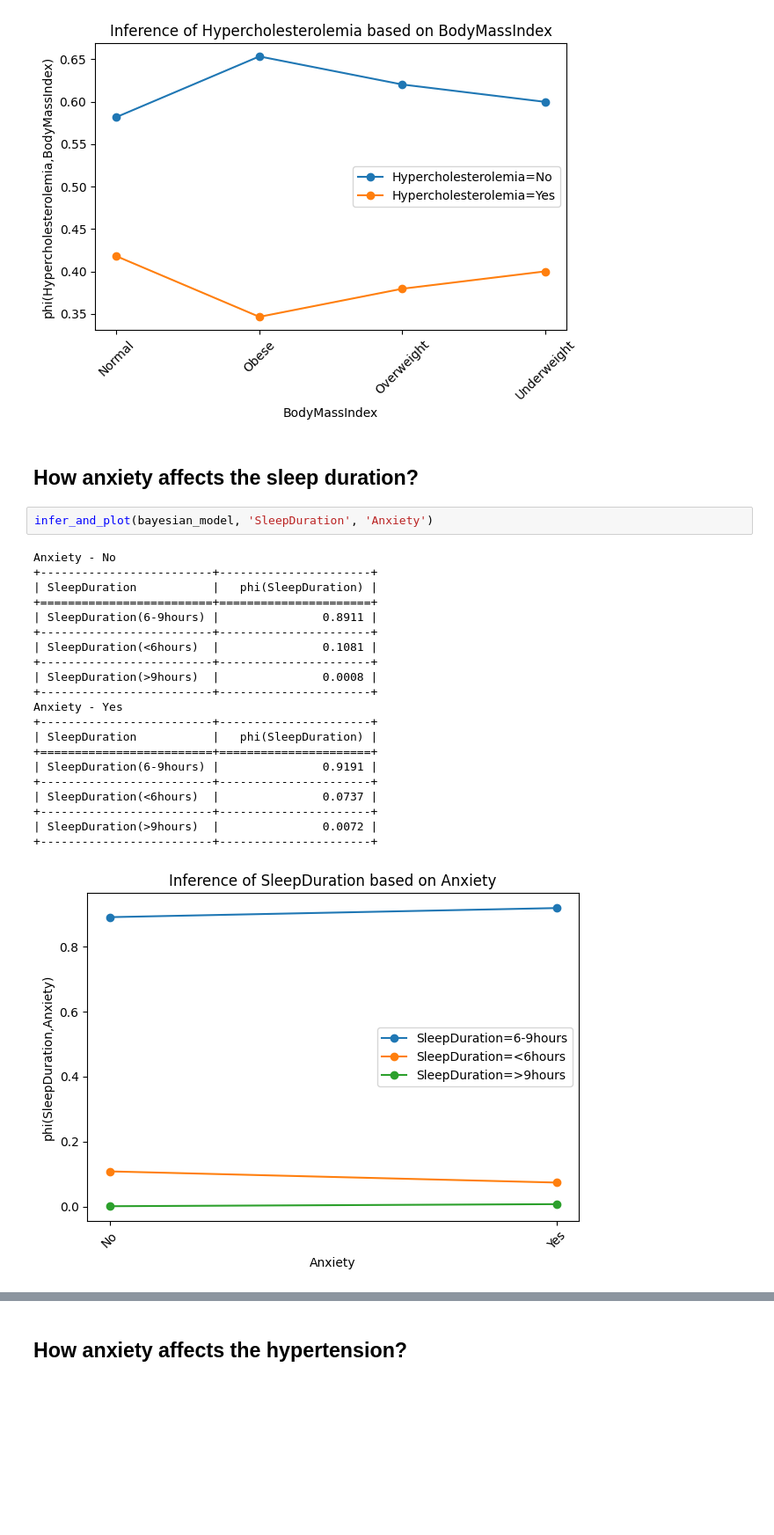
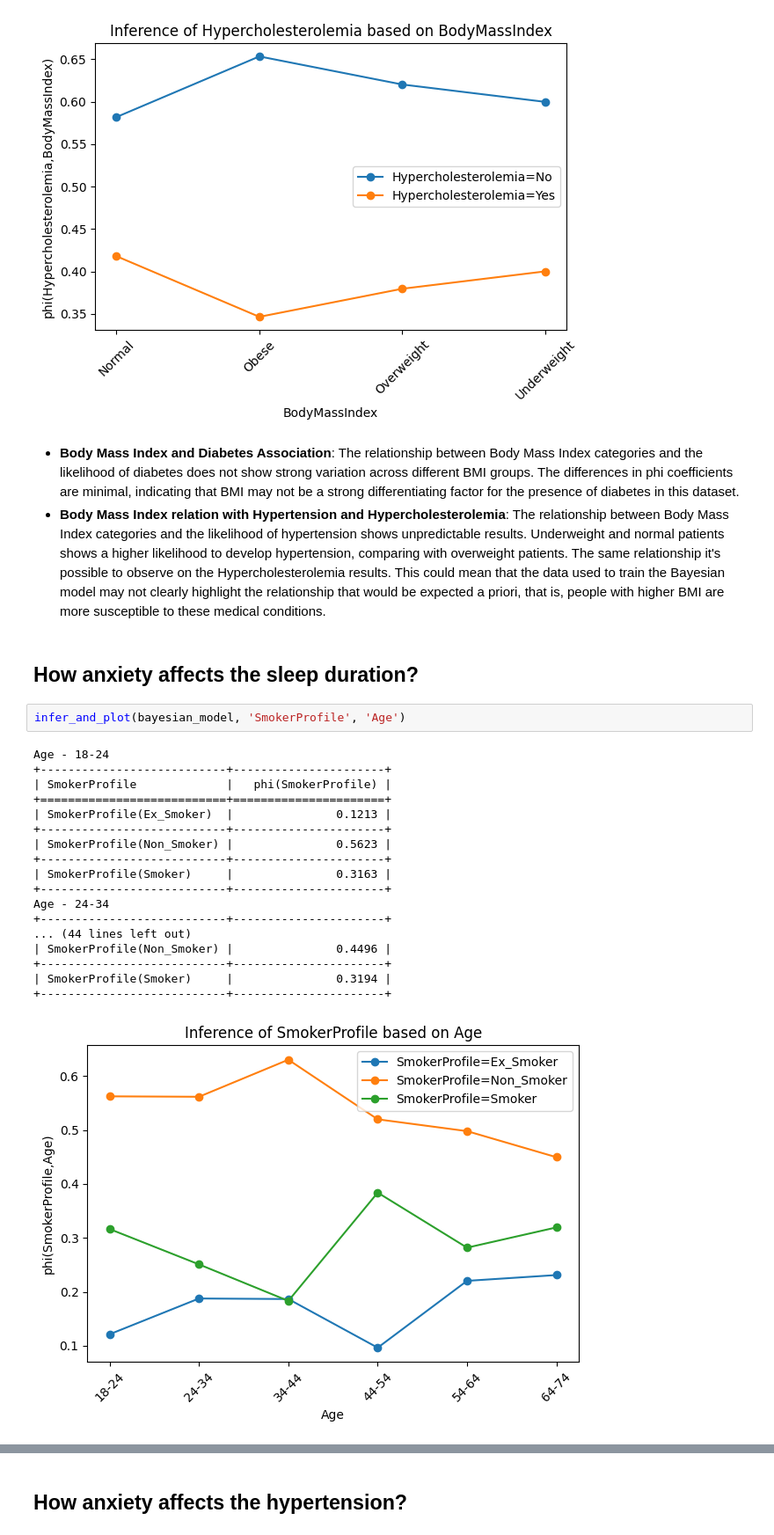
Before and after one commit to Hugana/Bayesian-Networks-AAA, a Jupyter notebook: P1_joao.ipynb, the cells around one changed output, grey strips where cells are left out. Shown at 88% size. Cells and saved outputs as stored; diff of their text form; blank space fills up the shorter version.

```diff
--- a/P1_joao.ipynb
+++ b/P1_joao.ipynb
@@ -924,29 +952,29 @@ BodyMassIndex - Obese
 | Hypercholesterolemia(Yes) |                      0.4002 |
 +---------------------------+-----------------------------+
 [figure]
+# %% [markdown]
+- **Body Mass Index and Diabetes Association**: The relationship between Body Mass Index categories and the likelihood of diabetes does not show strong variation across different BMI groups. The differences in phi coefficients are minimal, indicating that BMI may not be a strong differentiating factor for the presence of diabetes in this dataset.
+- **Body Mass Index relation with Hypertension and Hypercholesterolemia**: The relationship between Body Mass Index categories and the likelihood of hypertension shows unpredictable results. Underweight and normal patients shows a higher likelihood to develop hypertension, comparing with overweight patients. The same relationship it's possible to observe on the Hypercholesterolemia results. This could mean that the data used to train the Bayesian model may not clearly highlight the relationship that would be expected a priori, that is, people with higher BMI are more susceptible to these medical conditions.
 # %% [markdown]
 ## How anxiety affects the sleep duration?
 # %%
-infer_and_plot(bayesian_model, 'SleepDuration', 'Anxiety')
+infer_and_plot(bayesian_model, 'SmokerProfile', 'Age')
 # %% [output]
-Anxiety - No
-+-------------------------+----------------------+
-| SleepDuration           |   phi(SleepDuration) |
-+=========================+======================+
-| SleepDuration(6-9hours) |               0.8911 |
-+-------------------------+----------------------+
-| SleepDuration(<6hours)  |               0.1081 |
-+-------------------------+----------------------+
-| SleepDuration(>9hours)  |               0.0008 |
-+-------------------------+----------------------+
-Anxiety - Yes
-+-------------------------+----------------------+
-| SleepDuration           |   phi(SleepDuration) |
-+=========================+======================+
-| SleepDuration(6-9hours) |               0.9191 |
-+-------------------------+----------------------+
-| SleepDuration(<6hours)  |               0.0737 |
-+-------------------------+----------------------+
-| SleepDuration(>9hours)  |               0.0072 |
-+-------------------------+----------------------+
+Age - 18-24
++---------------------------+----------------------+
+| SmokerProfile             |   phi(SmokerProfile) |
++===========================+======================+
+| SmokerProfile(Ex_Smoker)  |               0.1213 |
++---------------------------+----------------------+
+| SmokerProfile(Non_Smoker) |               0.5623 |
++---------------------------+----------------------+
+| SmokerProfile(Smoker)     |               0.3163 |
++---------------------------+----------------------+
+Age - 24-34
++---------------------------+----------------------+
+... (44 lines left out)
+| SmokerProfile(Non_Smoker) |               0.4496 |
++---------------------------+----------------------+
+| SmokerProfile(Smoker)     |               0.3194 |
++---------------------------+----------------------+
-[figure, old version]
+[figure, new version]
```
Also changed, not shown: parts of 16 cells of this notebook.
